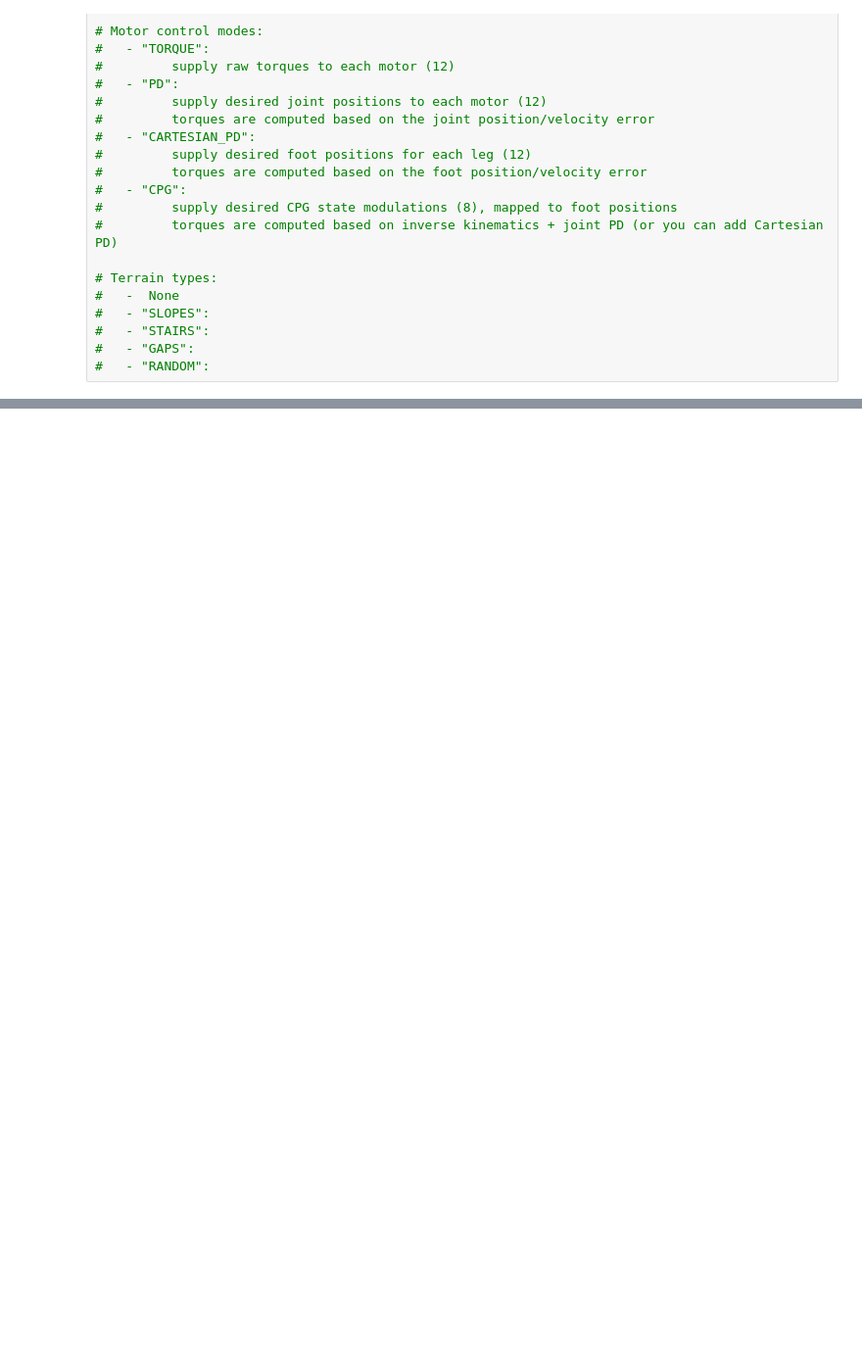
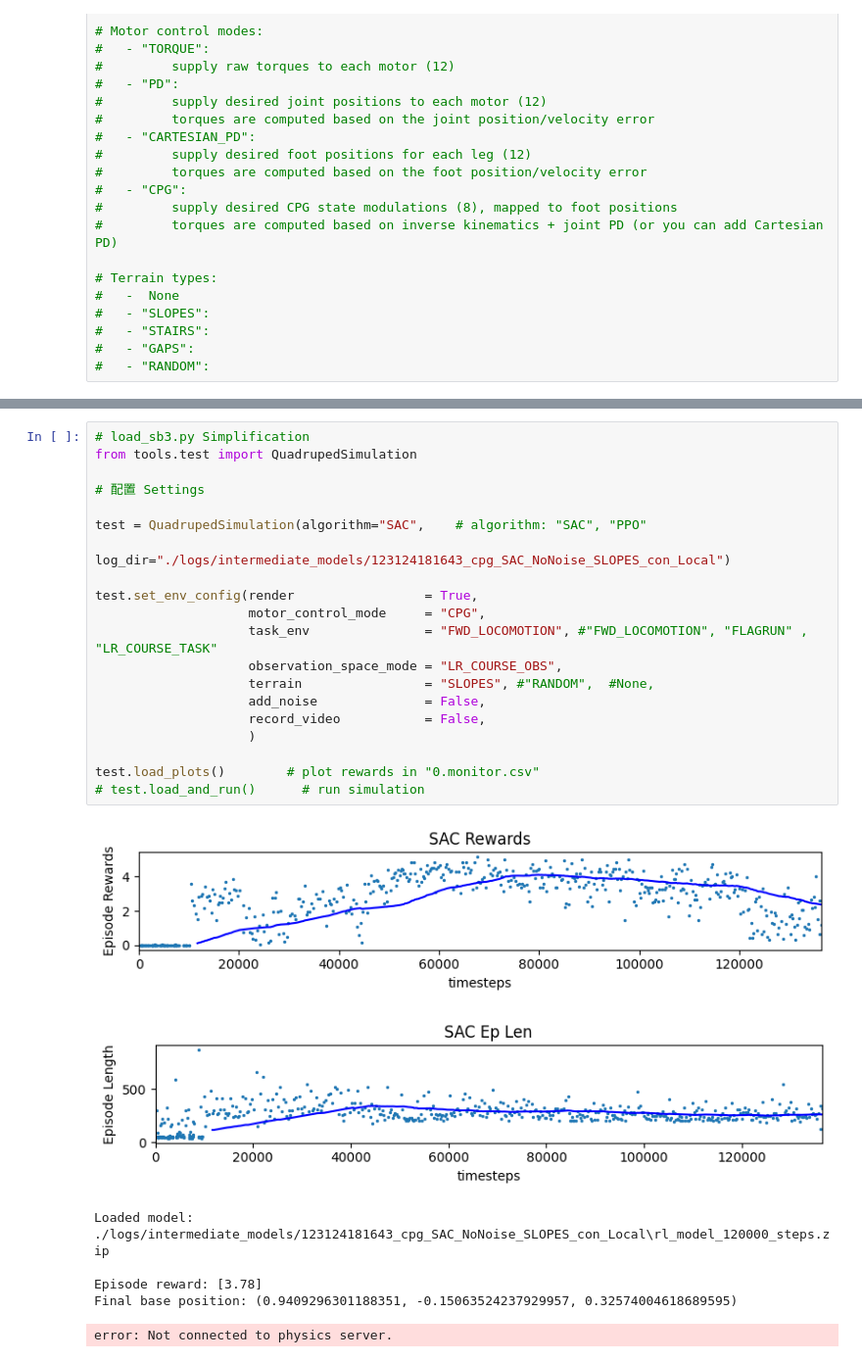
Before and after one commit to MATH-286-Pro/EPFL-MICRO-507-Legged-Robot-Project-2, a Jupyter notebook: test.ipynb, the cells around one changed output, grey strips where cells are left out. Shown at 98% size. Saved outputs shown, nothing was run; the diff lists cells and outputs as text; blank space fills up the shorter version.

```diff
--- a/test.ipynb
+++ b/test.ipynb
@@ -59,3 +59,31 @@ test.load_plots()        # plot rewards in "0.monitor.csv"
+# %%
+# load_sb3.py Simplification
+from tools.test import QuadrupedSimulation
+
+# 配置 Settings
+
+test = QuadrupedSimulation(algorithm="SAC",    # algorithm: "SAC", "PPO"
+                           log_dir="./logs/intermediate_models/123124181643_cpg_SAC_NoNoise_SLOPES_con_Local")
+
+test.set_env_config(render                 = True,
+                    motor_control_mode     = "CPG",
+                    task_env               = "FWD_LOCOMOTION", #"FWD_LOCOMOTION", "FLAGRUN" , "LR_COURSE_TASK"
+                    observation_space_mode = "LR_COURSE_OBS",
+                    terrain                = "SLOPES", #"RANDOM",  #None,
+                    add_noise              = False,
+                    record_video           = False,
+                    )
+
+test.load_plots()        # plot rewards in "0.monitor.csv"
+# test.load_and_run()      # run simulation
+# %% [output]
+[figure, added]
+[figure, added]
+Loaded model: ./logs/intermediate_models/123124181643_cpg_SAC_NoNoise_SLOPES_con_Local\rl_model_120000_steps.zip
+
+Episode reward: [3.78]
+Final base position: (0.9409296301188351, -0.15063524237929957, 0.32574004618689595)
+error: Not connected to physics server.
 # %%
 # load_sb3.py Simplification
 from tools.test import QuadrupedSimulation
```
Also changed, not shown: parts of 3 cells of this notebook, 3 other files.
